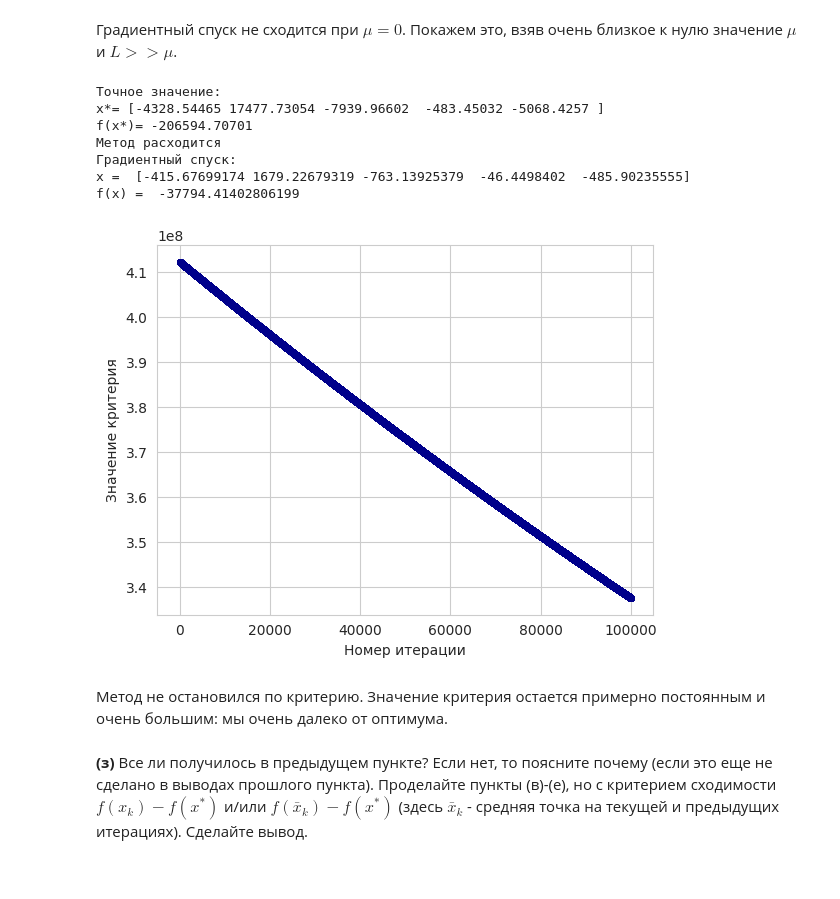
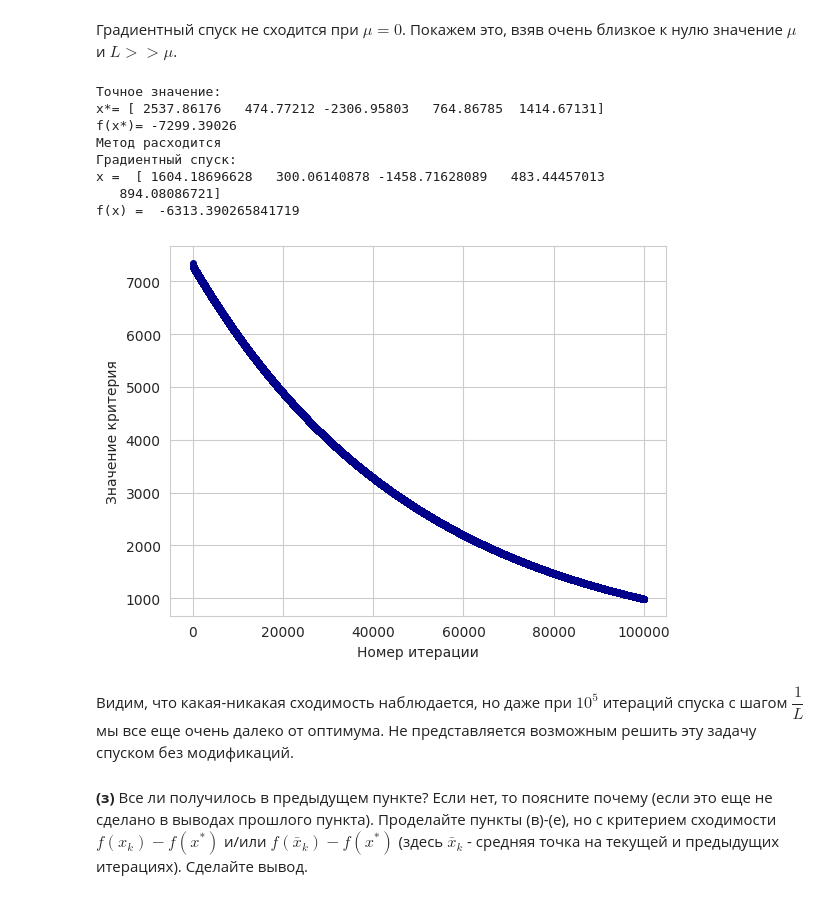
Before and after one commit to featztex/optimization, a Jupyter notebook: hw/Emelyanov_HW_1.ipynb, the cells around one changed output. Drawn from its saved outputs; the diff is of its cells as text; code cells hidden in the pictures.

```diff
--- a/hw/Emelyanov_HW_1.ipynb
+++ b/hw/Emelyanov_HW_1.ipynb
@@ -104,30 +95,28 @@ x_{k+1} = x_k - \gamma_k \nabla f(x_k),
 \end{equation}
 для квадратичной функции с матрицей, которую сгенерировали выше и произвольным вектором $b$ (лучше ненулевым). Желательно, уже сейчас и метод, и подсчет градиента реализовывать, как отдельные функции, при этом чтобы метод принимал саму целевую функцию (или ее градиент), как параметр. В дальнейшем будет легче менять целевую функцию в задаче минимизации и тестировать разные методы.
 # %%
-#ответ
-def f(x):
+def f(x, A, b):
     return 0.5 * x.T @ A @ x - b.T @ x
 
-def grad(x):
+def grad(x, A, b):
     return A @ x - b
 
-def step(x, gamma):
-    return x - gamma * grad(x)
+def gd(gamma=0.01, eps=1e-6, A=np.zeros((d, d)), b=np.zeros((d,))):
 
-def gd(x, gamma=0.01, eps=1e-6):
-    f_vals = [f(x)]
+    x = np.random.uniform(low=0, high=1, size=(A.shape[0],))
+    f_vals = [f(x, A, b)]
     iters = [x]
     k = 0
 
     # остановка по критерию ||x_k+1 - x_k||^2 < eps
     while 1:
-        x_0 = x
-        x = step(x_0, gamma)
+        x0 = x
+        x = x0 - gamma * grad(x0, A, b)
         k = k + 1
-        f_vals.append(f(x))
+        f_vals.append(f(x, A, b))
         iters.append(x)
 
-        error = np.linalg.norm(x - x_0)**2
+        error = np.linalg.norm(x - x0)**2
         if error < eps:
             print("Остановка по критерию ||x^k+1 - x^k||^2 < eps")
             break
@@ -274,31 +248,32 @@ __(ж)__ Для задачи с $\mu = 0$ и $L = 1000$, проделайте т
 # %%
 #ответ
 d, m, L = 5, 0.001, 100
-A,b = generate(d, m, L)
+A1, b1 = generate(d, m, L)
 
-y = np.linalg.solve(A, b)
-print("Точное значение:\nx*=", np.round(y, 5), "\nf(x*)=", np.round(f(y), 5))
+y = np.linalg.solve(A1, b1)
+print("Точное значение:\nx*=", np.round(y, 5), "\nf(x*)=", np.round(f(y, A1, b1), 5))
 
-x_0 = b.copy()
-x_vals, f_vals = gd(x_0, gamma = 0.001)
+x_vals, f_vals = gd(gamma = 1/L, A=A1, b=b1)
 
 n = [i for i in range(len(x_vals))]
-err = [np.linalg.norm(x_vals[k] - y)**2 for k in range(len(x_vals))]
+err = [np.linalg.norm(f_vals[k] - f(y, A1, b1)) for k in range(len(x_vals))]
+
 plt.plot(n, err, 'darkblue', marker='o', markersize=4)
 plt.xlabel(u'Номер итерации')
 plt.ylabel(u'Значение критерия')
 plt.show()
 # %% [output]
 Точное значение:
-x*= [-4328.54465 17477.73054 -7939.96602  -483.45032 -5068.4257 ]
-f(x*)= -206594.70701
+x*= [ 2537.86176   474.77212 -2306.95803   764.86785  1414.67131]
+f(x*)= -7299.39026
 Метод расходится
 Градиентный спуск:
-x =  [-415.67699174 1679.22679319 -763.13925379  -46.4498402  -485.90235555]
-f(x) =  -37794.41402806199
+x =  [ 1604.18696628   300.06140878 -1458.71628089   483.44457013
+   894.08086721]
+f(x) =  -6313.390265841719
-[figure, old version]
+[figure, new version]
 # %% [markdown]
-Метод не остановился по критерию. Значение критерия остается примерно постоянным и очень большим: мы очень далеко от оптимума.
+Видим, что какая-никакая сходимость наблюдается, но даже при $10^5$ итераций спуска с шагом $\dfrac{1}{L}$ мы все еще очень далеко от оптимума. Не представляется возможным решить эту задачу спуском без модификаций.
 # %% [markdown]
 __(з)__ Все ли получилось в предыдущем пункте? Если нет, то поясните почему (если это еще не сделано в выводах прошлого пункта). Проделайте пункты (в)-(e), но с критерием сходимости $f(x_k) - f(x^*)$ и/или $f(\bar x_k) - f(x^*)$ (здесь $\bar x_k$ - средняя точка на текущей и предыдущих итерациях). Сделайте вывод.
 # %%
```
Also changed, not shown: parts of 33 cells of this notebook.
